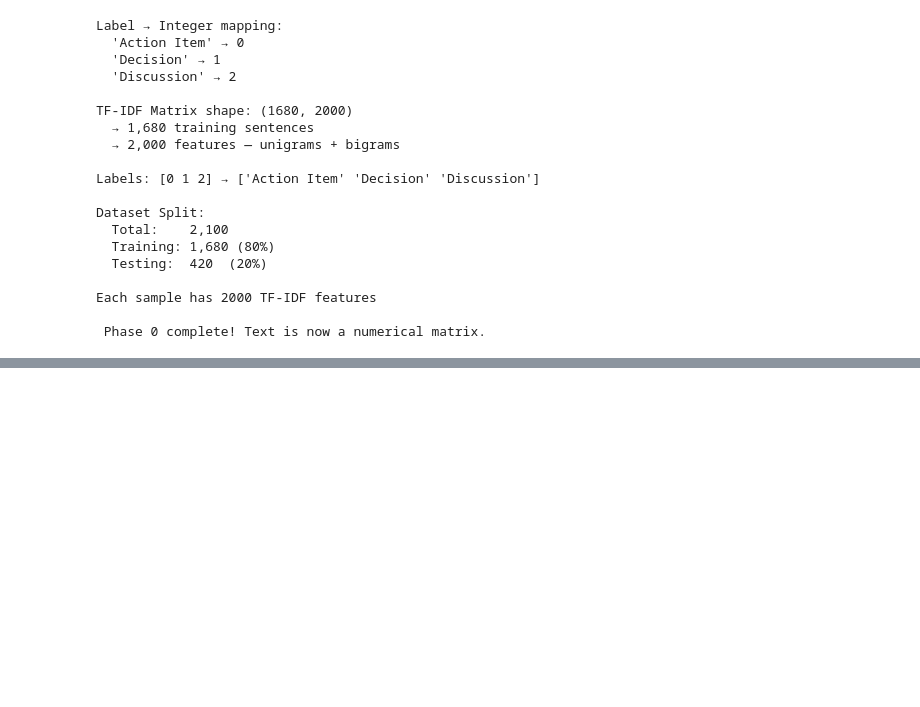
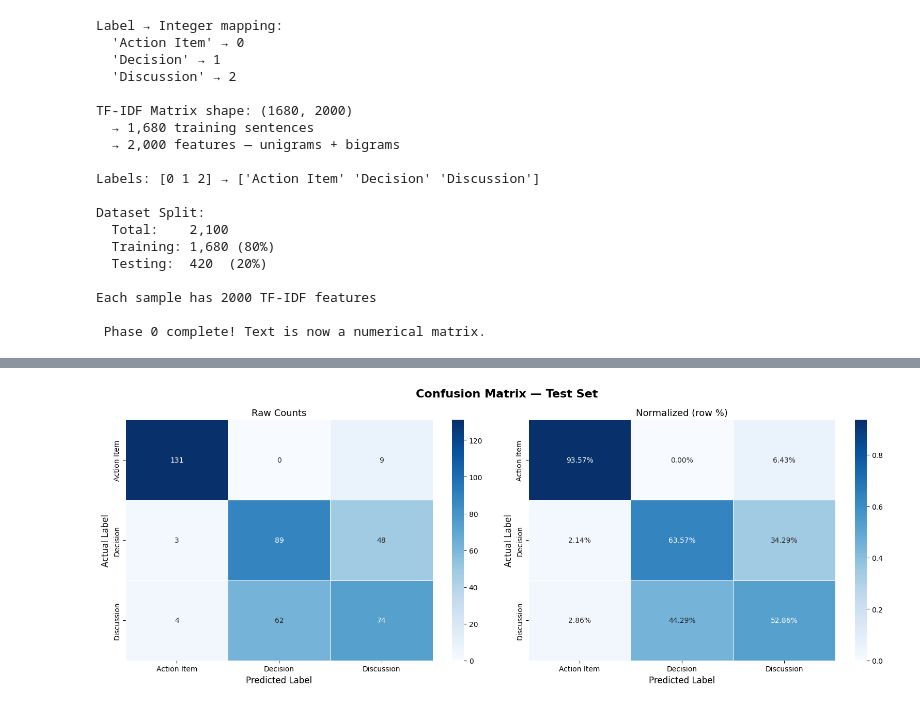
Before and after one commit to faizan-tnvr004/AI-Based-Meeting-Transcript-Organizer, a Jupyter notebook: AI_Deliverable_2.ipynb, the cells around one changed output, grey strips where cells are left out. Cells and saved outputs as stored; diff of their text form; code cells hidden in the pictures; blank space fills up the shorter version.

Commit message:
Add evaluation, confusion matrix, and MeetingBank loading

```diff
--- a/AI_Deliverable_2.ipynb
+++ b/AI_Deliverable_2.ipynb
@@ -1428,0 +1431,34 @@ weighted avg       0.76      0.76      0.76       420
+# %%
+#khadija
+# confusion matrix shows where the model is right and where it makes mistakes
+# diagonal = correct predictions, off-diagonal = errors
+
+cm = confusion_matrix(y_test, y_pred)
+cm_normalized = cm.astype('float') / cm.sum(axis=1)[:, np.newaxis]  # row percentages
+
+fig, axes = plt.subplots(1, 2, figsize=(16, 6))
+fig.suptitle('Confusion Matrix — Test Set', fontsize=16, fontweight='bold')
+
+# raw counts
+sns.heatmap(cm, annot=True, fmt='d', cmap='Blues',
+            xticklabels=labelEncoder.classes_,
+            yticklabels=labelEncoder.classes_,
+            ax=axes[0], linewidths=0.5)
+axes[0].set_title('Raw Counts', fontsize=13)
+axes[0].set_ylabel('Actual Label', fontsize=12)
+axes[0].set_xlabel('Predicted Label', fontsize=12)
+
+# normalized percentages
+sns.heatmap(cm_normalized, annot=True, fmt='.2%', cmap='Blues',
+            xticklabels=labelEncoder.classes_,
+            yticklabels=labelEncoder.classes_,
+            ax=axes[1], linewidths=0.5)
+axes[1].set_title('Normalized (row %)', fontsize=13)
+axes[1].set_ylabel('Actual Label', fontsize=12)
+axes[1].set_xlabel('Predicted Label', fontsize=12)
+
+plt.tight_layout()
+plt.savefig('confusion_matrix.png', dpi=150, bbox_inches='tight')
+plt.show()
+# %% [output]
+[figure, added]
```
Also changed, not shown: parts of 9 cells of this notebook.
